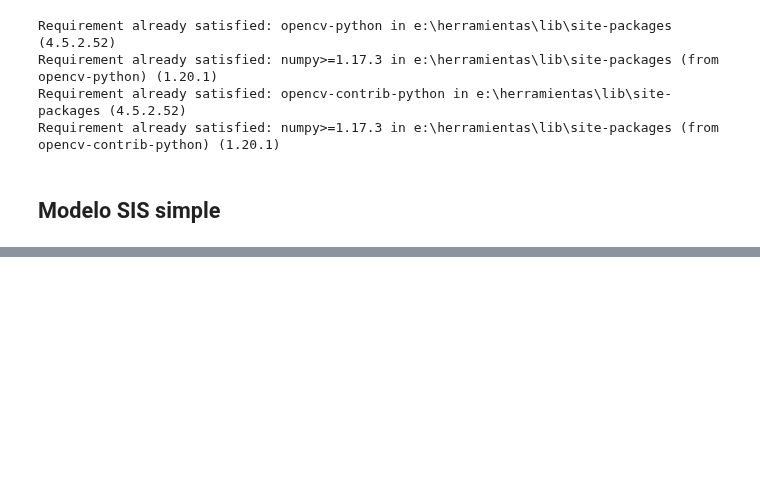
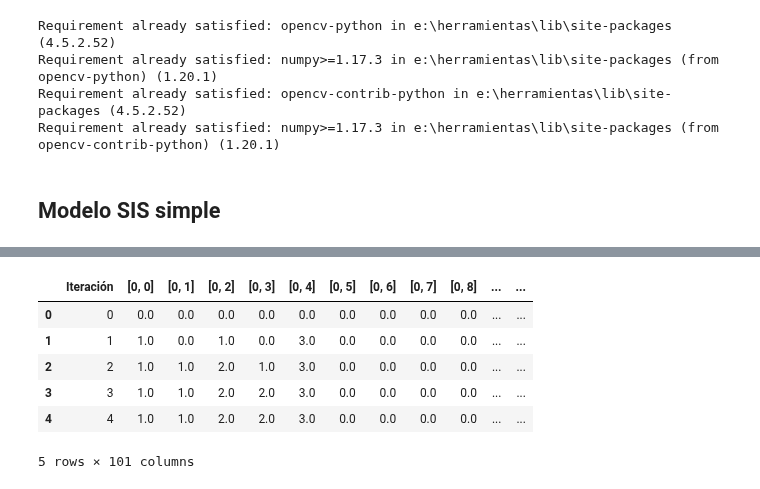
Before and after one commit to Grupo-de-simulacion-con-automatas/CAsimulations-Modelacion-de-dinamicas-topologicas-en-la-propagacion-de-una-enfermedad-usando-CA, a Jupyter notebook: Codigo/3. Datos para la red neuronal.ipynb, the cells around one changed output, grey strips where cells are left out. Cells and saved outputs as stored; diff of their text form; code cells hidden in the pictures; blank space fills up the shorter version.

```diff
--- a/Codigo/3. Datos para la red neuronal.ipynb
+++ b/Codigo/3. Datos para la red neuronal.ipynb
@@ -135,0 +171,11 @@ NeighborsStatesInDataFrame([1,6],listOfCoordinatesNeighbors,df).head()
+# %%
+ranges = [[1,25,0.4],[25,64,0.4],[65,90,0.2]]
+mr = [[1,14,0.0005],[15,69,0.02],[70,100,0.15]]
+br = 2
+ages_sys3 = agesMatrix(ranges,system)
+ranges_dead = [[1,20,0.08],[21,45,0.15],[46,78,0.35],[79,100,0.8]]
+
+SIRmodelWithDeathByDisease = models("sir_deathByDisease",0.2,0.5,system,Moore)
+SIRmodelWithDeathByDisease.birthRate = br; SIRmodelWithDeathByDisease.probabilityOfDyingByAgeGroup = mr
+SIRmodelWithDeathByDisease.deathFromDiseaseByAgeRange = ranges_dead
+SIRmodelWithDeathByDisease.systemAges = ages_sys3; SIRmodelWithDeathByDisease.annualUnit = 365
@@ -135,0 +206,14 @@ NeighborsStatesInDataFrame([1,6],listOfCoordinatesNeighbors,df).head()
+# %%
+SIRmodelWithDeathByDiseaseEvolutions = SIRmodelWithDeathByDisease.evolutions
+listOfCoordinatesNeighbors = Neighbors(system,Moore,1,1)
+
+df = GetStatesByIteration(SIRmodelWithDeathByDiseaseEvolutions,listOfCoordinatesNeighbors).head()
+df
+# %% [output]
+|  | Iteración | [0, 0] | [0, 1] | [0, 2] | [0, 3] | [0, 4] | [0, 5] | [0, 6] | [0, 7] | [0, 8] | ... | ... |
+| 0 | 0 | 0.0 | 0.0 | 0.0 | 0.0 | 0.0 | 0.0 | 0.0 | 0.0 | 0.0 | ... | ... |
+| 1 | 1 | 1.0 | 0.0 | 1.0 | 0.0 | 3.0 | 0.0 | 0.0 | 0.0 | 0.0 | ... | ... |
+| 2 | 2 | 1.0 | 1.0 | 2.0 | 1.0 | 3.0 | 0.0 | 0.0 | 0.0 | 0.0 | ... | ... |
+| 3 | 3 | 1.0 | 1.0 | 2.0 | 2.0 | 3.0 | 0.0 | 0.0 | 0.0 | 0.0 | ... | ... |
+| 4 | 4 | 1.0 | 1.0 | 2.0 | 2.0 | 3.0 | 0.0 | 0.0 | 0.0 | 0.0 | ... | ... |
+5 rows × 101 columns
```
Also changed, not shown: parts of 20 cells of this notebook, 2 other files.
